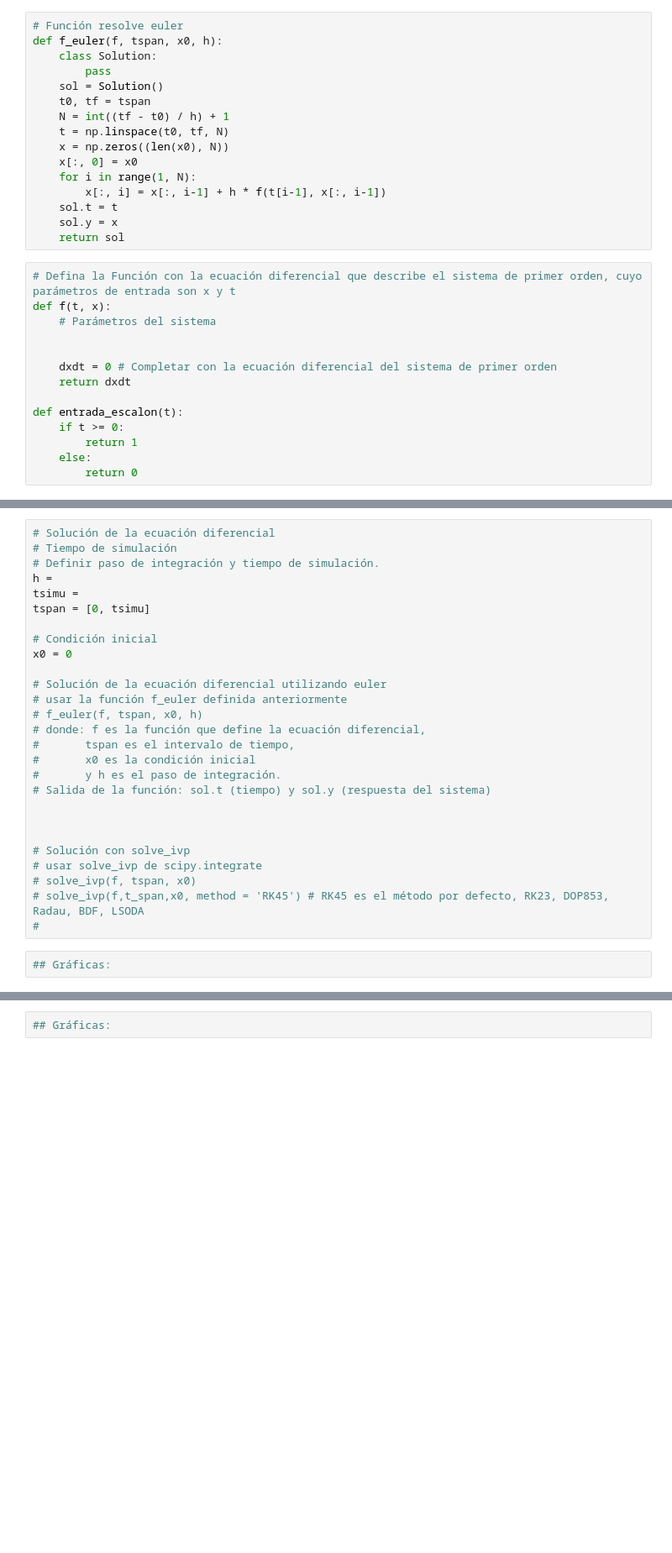
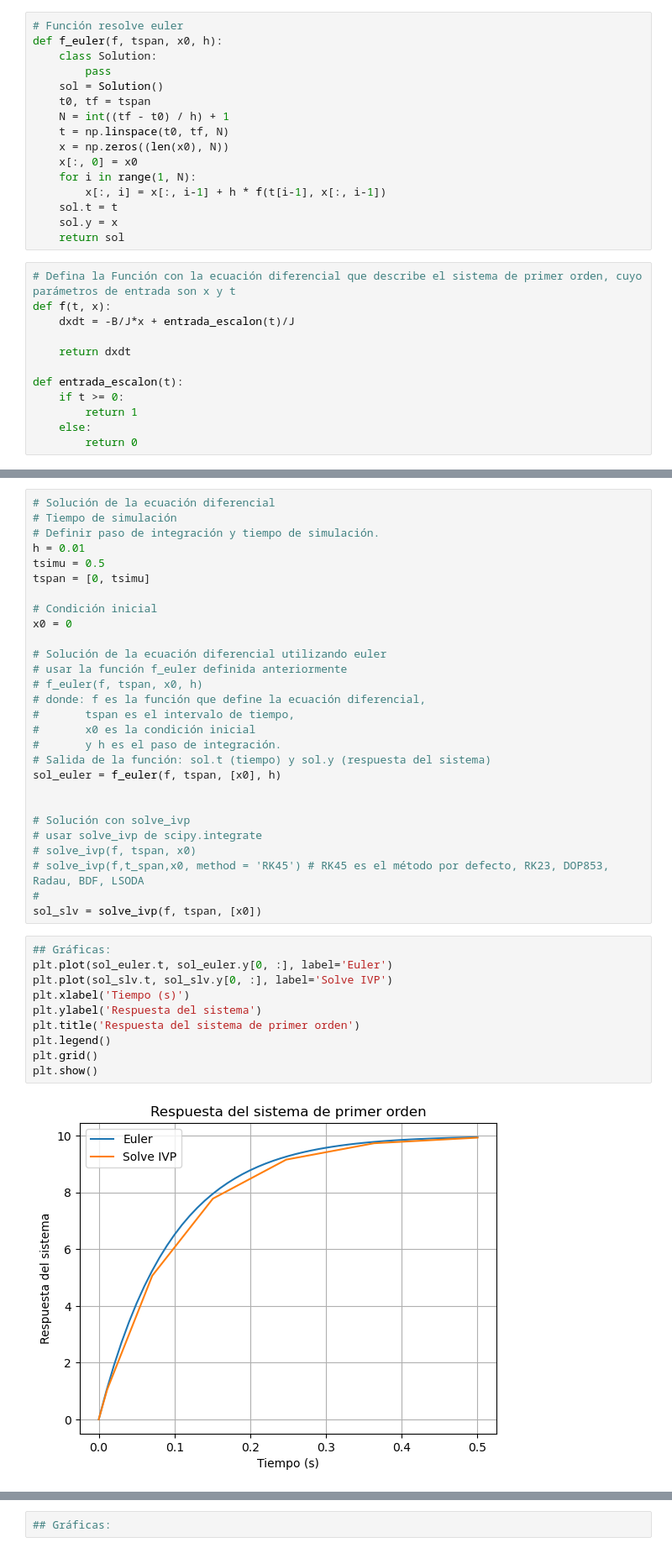
Before and after one commit to cjuarezramos/MMS022025, a Jupyter notebook: Laboratorios/L0401_SistemaPrimerOrden.ipynb, the cells around one changed output, grey strips where cells are left out. Shown at 84% size. Cells and saved outputs as stored; diff of their text form; blank space fills up the shorter version.

Commit message:
primera parte de 01

```diff
--- a/Laboratorios/L0401_SistemaPrimerOrden.ipynb
+++ b/Laboratorios/L0401_SistemaPrimerOrden.ipynb
@@ -58,10 +62,8 @@ def f_euler(f, tspan, x0, h):
 # %%
 # Defina la Función con la ecuación diferencial que describe el sistema de primer orden, cuyo parámetros de entrada son x y t
 def f(t, x):
-    # Parámetros del sistema
+    dxdt = -B/J*x + entrada_escalon(t)/J
 
-
-    dxdt = 0 # Completar con la ecuación diferencial del sistema de primer orden
     return dxdt
 
 def entrada_escalon(t):
@@ -84,8 +100,8 @@ B = 0.1   # Amortiguamiento
 # Solución de la ecuación diferencial
 # Tiempo de simulación
 # Definir paso de integración y tiempo de simulación.
-h =
-tsimu =
+h = 0.01
+tsimu = 0.5
 tspan = [0, tsimu]
 
 # Condición inicial
@@ -99,7 +115,7 @@ x0 = 0
 #       x0 es la condición inicial
 #       y h es el paso de integración.
 # Salida de la función: sol.t (tiempo) y sol.y (respuesta del sistema)
-
+sol_euler = f_euler(f, tspan, [x0], h)
 
 
 # Solución con solve_ivp
@@ -107,8 +123,19 @@ x0 = 0
 # solve_ivp(f, tspan, x0)
 # solve_ivp(f,t_span,x0, method = 'RK45') # RK45 es el método por defecto, RK23, DOP853, Radau, BDF, LSODA
 #
+sol_slv = solve_ivp(f, tspan, [x0])
 # %%
 ## Gráficas:
+plt.plot(sol_euler.t, sol_euler.y[0, :], label='Euler')
+plt.plot(sol_slv.t, sol_slv.y[0, :], label='Solve IVP')
+plt.xlabel('Tiempo (s)')
+plt.ylabel('Respuesta del sistema')
+plt.title('Respuesta del sistema de primer orden')
+plt.legend()
+plt.grid()
+plt.show()
+# %% [output]
+[figure, added]
 # %%
 # Parámetros del sistema: CASO 2: Alta inercia y bajo amortiguamiento
 J = 1.0  # Inercia
```
Also changed, not shown: parts of 2 cells of this notebook.
